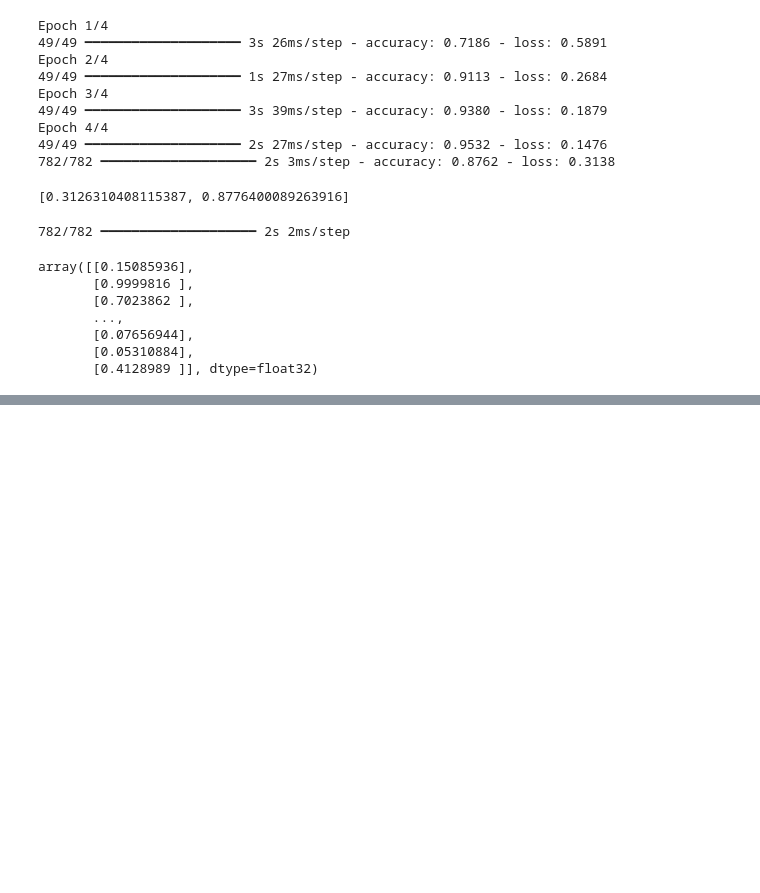
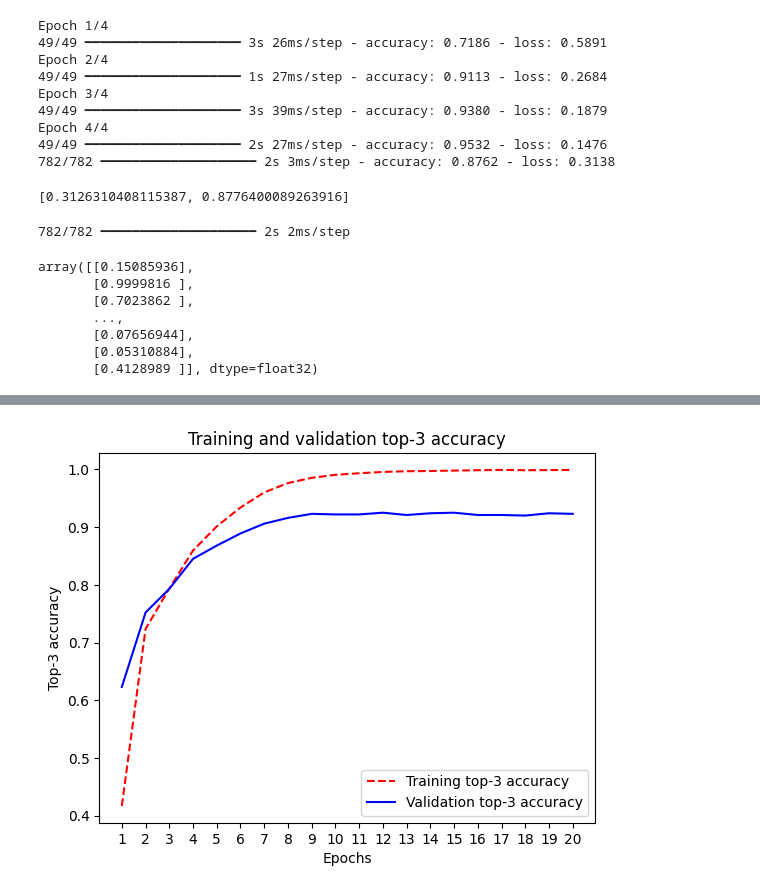
Before and after one commit to devflash101/POC, a Jupyter notebook: Deep Learning/chapter04_classification-and-regression.ipynb, the cells around one changed output, grey strips where cells are left out. Saved outputs shown, nothing was run; the diff lists cells and outputs as text; code cells hidden in the pictures; blank space fills up the shorter version.

```diff
--- a/Deep Learning/chapter04_classification-and-regression.ipynb
+++ b/Deep Learning/chapter04_classification-and-regression.ipynb
@@ -217,0 +392,14 @@ array([[0.15085936],
+# %%
+plt.clf()
+acc = history.history["top_3_accuracy"]
+val_acc = history.history["val_top_3_accuracy"]
+plt.plot(epochs, acc, "r--", label="Training top-3 accuracy")
+plt.plot(epochs, val_acc, "b", label="Validation top-3 accuracy")
+plt.title("Training and validation top-3 accuracy")
+plt.xlabel("Epochs")
+plt.xticks(epochs)
+plt.ylabel("Top-3 accuracy")
+plt.legend()
+plt.show()
+# %% [output]
+[figure, added]
```
Also changed, not shown: parts of 31 cells of this notebook.
